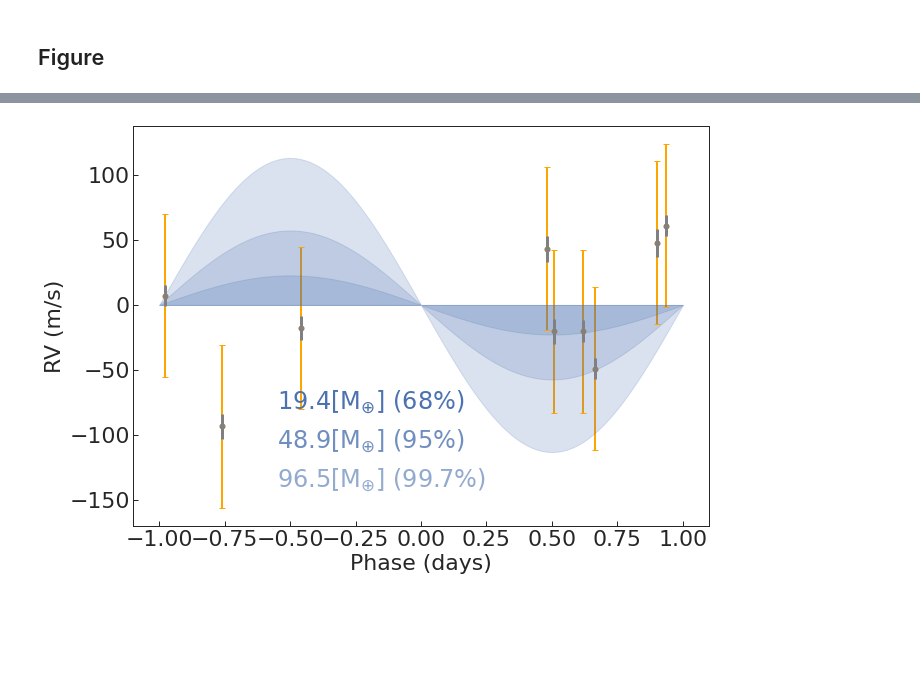
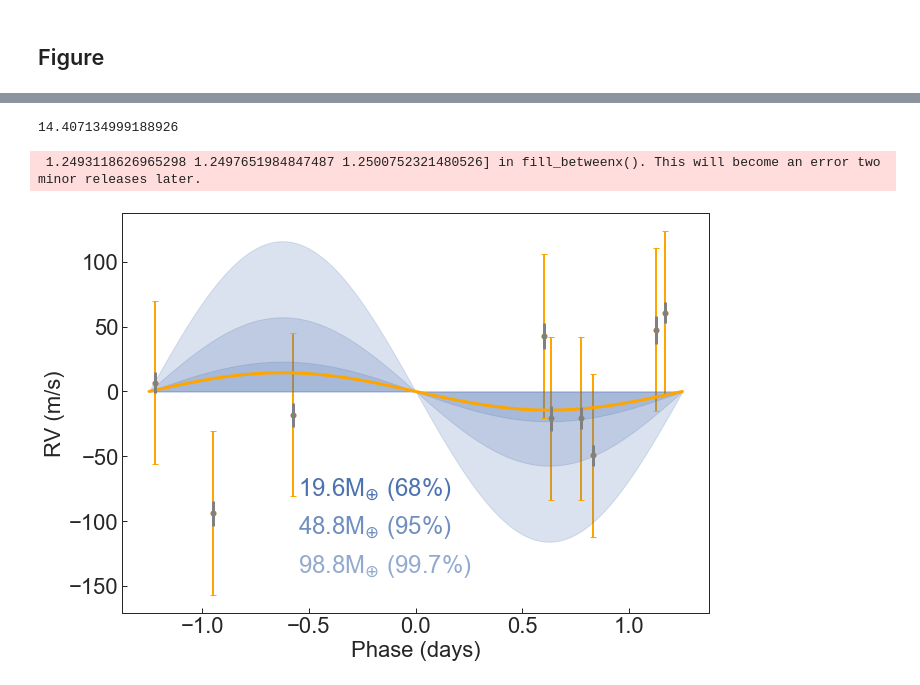
Before and after one commit to jpdeleon/toi1696, a Jupyter notebook: notebooks/RV_fit_mass_upper_limit_final.ipynb, the cells around one changed output, grey strips where cells are left out. Saved outputs shown, nothing was run; the diff lists cells and outputs as text; code cells hidden in the pictures; blank space fills up the shorter version.

```diff
--- a/notebooks/RV_fit_mass_upper_limit_final.ipynb
+++ b/notebooks/RV_fit_mass_upper_limit_final.ipynb
@@ -60,8 +60,6 @@ df.bjd.diff()
 8    57.881201
 Name: bjd, dtype: float64
 # %%
-
-
 #def fold_index(time, period, tc=0, phase_offset=0.5):
 #    phase = (((((time - tc) / period) + phase_offset) % 1) / phase_offset) - 1
 #    idx = np.argsort(phase)
@@ -81,7 +79,7 @@ def fold_index(time, period, tc=0):
     idx = np.argsort(phase)
     phase = np.sort(phase)
 
-    return phase, idx
+    return phase*period, idx
 # %% [markdown]
 ## test dataset
 * uncomment below to test RV model
@@ -513,0 +567,12 @@ fig.tight_layout()
+# %%
+for i,k in zip(pctls,[0, 1, 5]):
+    Mp = get_Mp_from_K(Porb[0], Mstar[0], k, e=0, inc=np.pi/2).to(u.Mearth).value
+    rv = rv_model(df.bjd, t0, Porb[0], e, w, k, k0)
+
+    chisq = np.sum(((rv - df.rv)/(df.rv_err))**2)/8.
+
+    const = chisq**0.5
+
+    after_chisq = np.sum(((rv - df.rv)/(df.rv_err*const))**2)/8.
+
+    print(k, Mp, chisq, after_chisq, const)
@@ -514,3 +654,8 @@ fig.tight_layout()
+# %%
+best_K=pv[6]
+best_K
+# %% [output]
+14.407134999188926
 # %%
 # pl.style.use('default')
 
@@ -524,35 +669,41 @@ phaseo, idxo = fold_index(df.bjd.values, Porb[0], tc=tc_new)
 
 ax.errorbar(phaseo, df.rv[idxo]-k0, df.rv_err[idxo], fmt='o', lw=3, zorder=3, color='gray') #, label='orig err'
 ax.errorbar(phaseo, df.rv[idxo]-k0, rve, fmt='o', lw=2, zorder=1, capsize=3, color='orange') #, label='w/ jitter'
 
 pctls = [68,95,99.7]
 ks = np.percentile(df2.rv_k_1, pctls)
 
 lb_offset=30
 n=0
 for i,k, al in zip(pctls,ks, [1, 0.8, 0.6]):
     Mp = get_Mp_from_K(Porb[0], Mstar[0], k, e=0, inc=np.pi/2).to(u.Mearth).value
     rv = rv_model(t, t0, Porb[0], e, w, k, 0)
     #ax.plot(phase, rv[idx], '-', lw=1, label=f'{Mp:.1f} ({i}%)', color='deepskyblue')
     ax.fill_between(phase, 0, rv[idx], '-', lw=1, label=f'{Mp:.1f} ({i}%)', color='C0', alpha=0.2)
     pl.text(-0.55, -80-n*lb_offset, f'{Mp:.1f}'+r'M$_{\oplus}$ '+f'({i}%)' , color='C0', alpha=al, fontsize=24)
 #pl.legend(title='$M_P$ [M$_{\oplus}$] (percentile)', markerscale=4, loc='lower center', fontsize=20)
 #pl.setp(ax, xlabel='Phase (days)', ylabel='RV (m/s)',
 #          xlim=(-Porb[0]/2, Porb[0]/2)
 #
     n+=1
 
+best_Mp = get_Mp_from_K(Porb[0], Mstar[0], best_K, e=0, inc=np.pi/2).to(u.Mearth).value
+best_rv = rv_model(t, t0, Porb[0], e, w, best_K, 0)
+ax.plot(phase, best_rv[idx], '-', lw=3, label=f'{best_Mp:.1f} (best)', color='orange')
+
+
 #pl.text( -0.5, -100,'$M_P$ [M$_{\oplus}$] (percentile)', fontsize=18)
 
-ax.set_xlabel('Phase',fontsize=22)
+ax.set_xlabel('Phase (days)',fontsize=22)
 ax.set_ylabel('RV (m/s)',fontsize=22)
 
 pl.setp(ax.get_xticklabels(), fontsize=22)
 pl.setp(ax.get_yticklabels(), fontsize=22)
 
 fig.tight_layout()
 # %% [output]
+ 1.2493118626965298 1.2497651984847487 1.2500752321480526] in fill_betweenx(). This will become an error two minor releases later.
-[figure, old version]
+[figure, new version]
 # %%
 fp = f"../paper/figures/RV_comp_{band}.png"
 if use_tc_offset:
```
Also changed, not shown: parts of 30 cells of this notebook, 7 other files.
